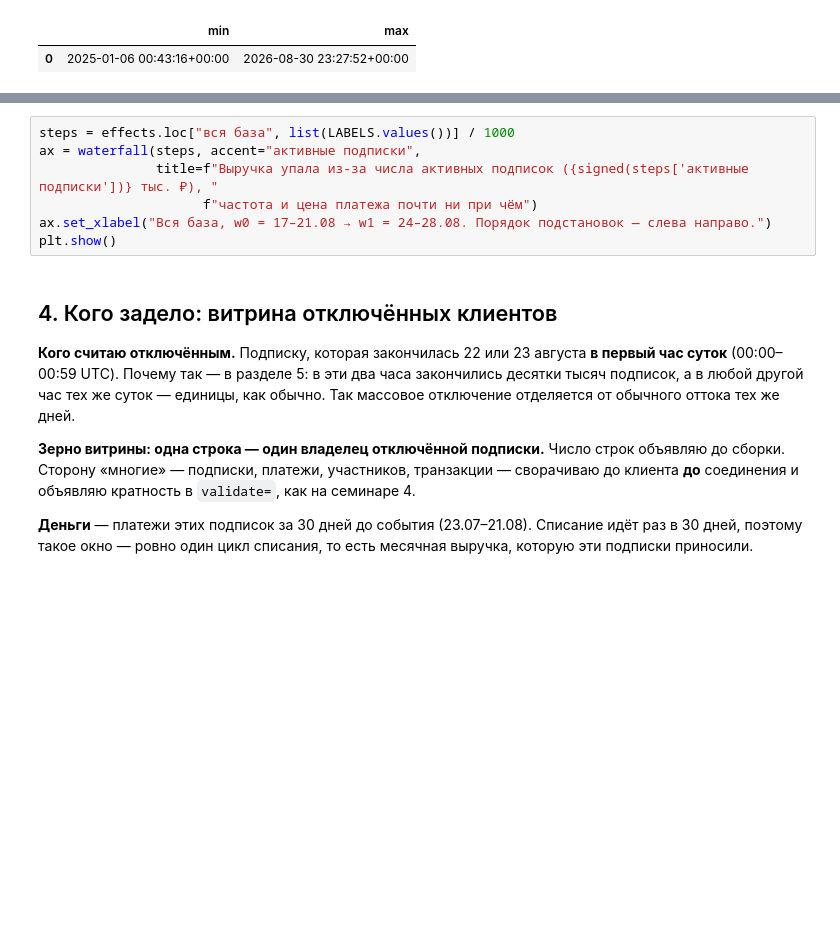
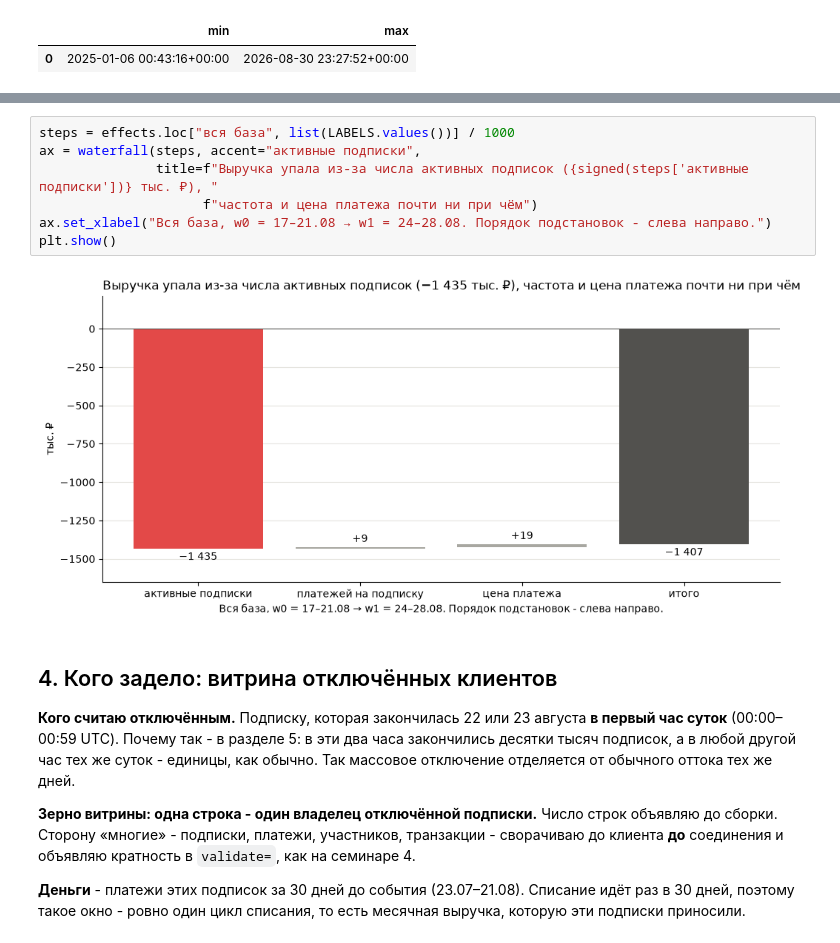
Before and after one commit to koriarstras/Ves_semestr, a Jupyter notebook: notebooks/project1.ipynb, the cells around one changed output, grey strips where cells are left out. Drawn from its saved outputs; the diff is of its cells as text; blank space fills up the shorter version.

```diff
--- a/notebooks/project1.ipynb
+++ b/notebooks/project1.ipynb
@@ -636,18 +702,20 @@ orders.loc["среднее по порядкам"] = orders.mean()
 # %%
 steps = effects.loc["вся база", list(LABELS.values())] / 1000
 ax = waterfall(steps, accent="активные подписки",
                title=f"Выручка упала из-за числа активных подписок ({signed(steps['активные подписки'])} тыс. ₽), "
                      f"частота и цена платежа почти ни при чём")
-ax.set_xlabel("Вся база, w0 = 17–21.08 → w1 = 24–28.08. Порядок подстановок — слева направо.")
+ax.set_xlabel("Вся база, w0 = 17–21.08 → w1 = 24–28.08. Порядок подстановок - слева направо.")
 plt.show()
+# %% [output]
+[figure, added]
 # %% [markdown]
 ## 4. Кого задело: витрина отключённых клиентов
 
-**Кого считаю отключённым.** Подписку, которая закончилась 22 или 23 августа **в первый час суток** (00:00–00:59 UTC). Почему так — в разделе 5: в эти два часа закончились десятки тысяч подписок, а в любой другой час тех же суток — единицы, как обычно. Так массовое отключение отделяется от обычного оттока тех же дней.
+**Кого считаю отключённым.** Подписку, которая закончилась 22 или 23 августа **в первый час суток** (00:00–00:59 UTC). Почему так - в разделе 5: в эти два часа закончились десятки тысяч подписок, а в любой другой час тех же суток - единицы, как обычно. Так массовое отключение отделяется от обычного оттока тех же дней.
 
-**Зерно витрины: одна строка — один владелец отключённой подписки.** Число строк объявляю до сборки. Сторону «многие» — подписки, платежи, участников, транзакции — сворачиваю до клиента **до** соединения и объявляю кратность в `validate=`, как на семинаре 4.
+**Зерно витрины: одна строка - один владелец отключённой подписки.** Число строк объявляю до сборки. Сторону «многие» - подписки, платежи, участников, транзакции - сворачиваю до клиента **до** соединения и объявляю кратность в `validate=`, как на семинаре 4.
 
-**Деньги** — платежи этих подписок за 30 дней до события (23.07–21.08). Списание идёт раз в 30 дней, поэтому такое окно — ровно один цикл списания, то есть месячная выручка, которую эти подписки приносили.
+**Деньги** - платежи этих подписок за 30 дней до события (23.07–21.08). Списание идёт раз в 30 дней, поэтому такое окно - ровно один цикл списания, то есть месячная выручка, которую эти подписки приносили.
 # %%
 SWITCHED_OFF = """
     select subscription_id, owner_client_id, tariff_id, is_trial, ended_at
```
Also changed, not shown: parts of 34 cells of this notebook.
